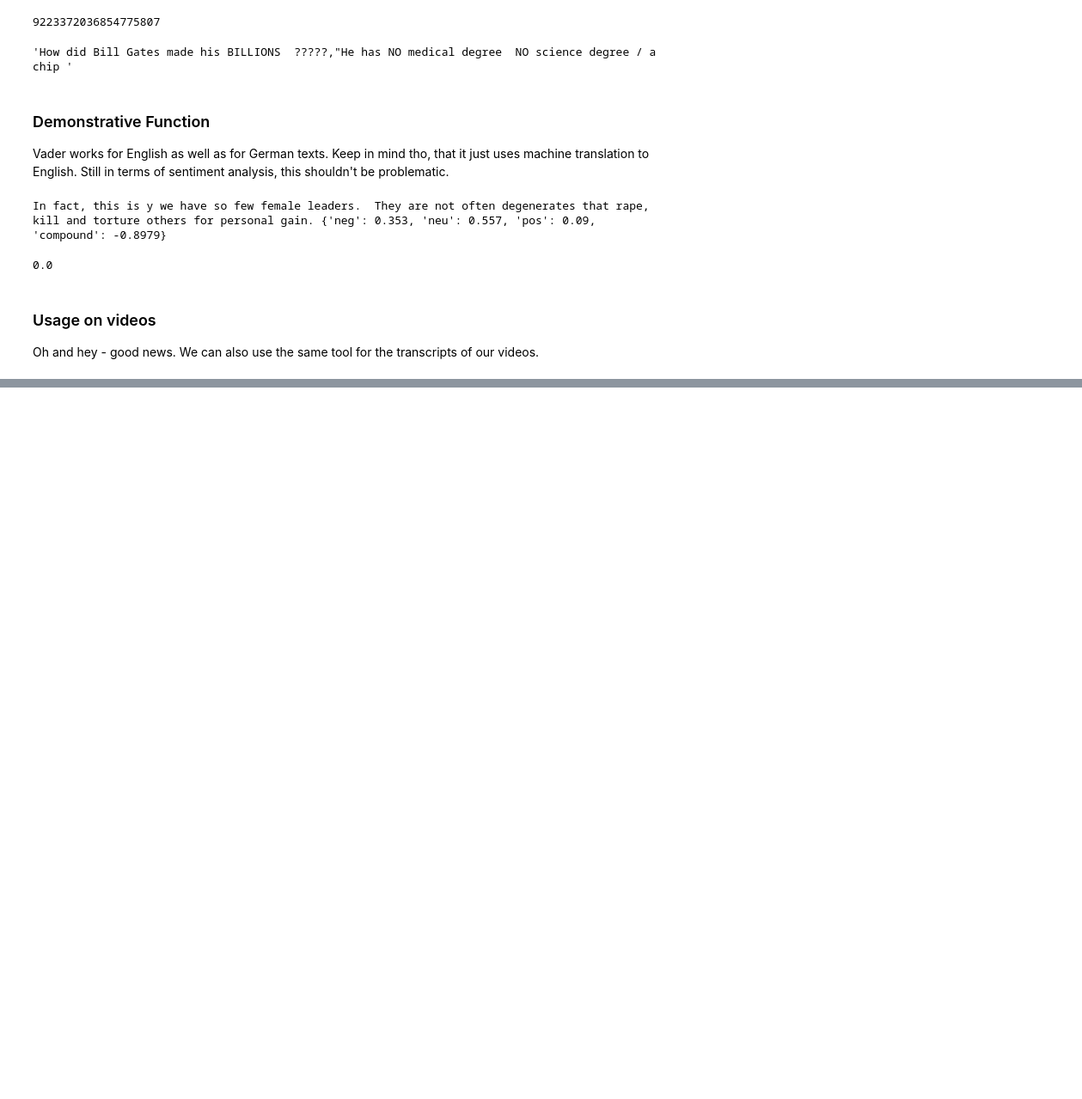
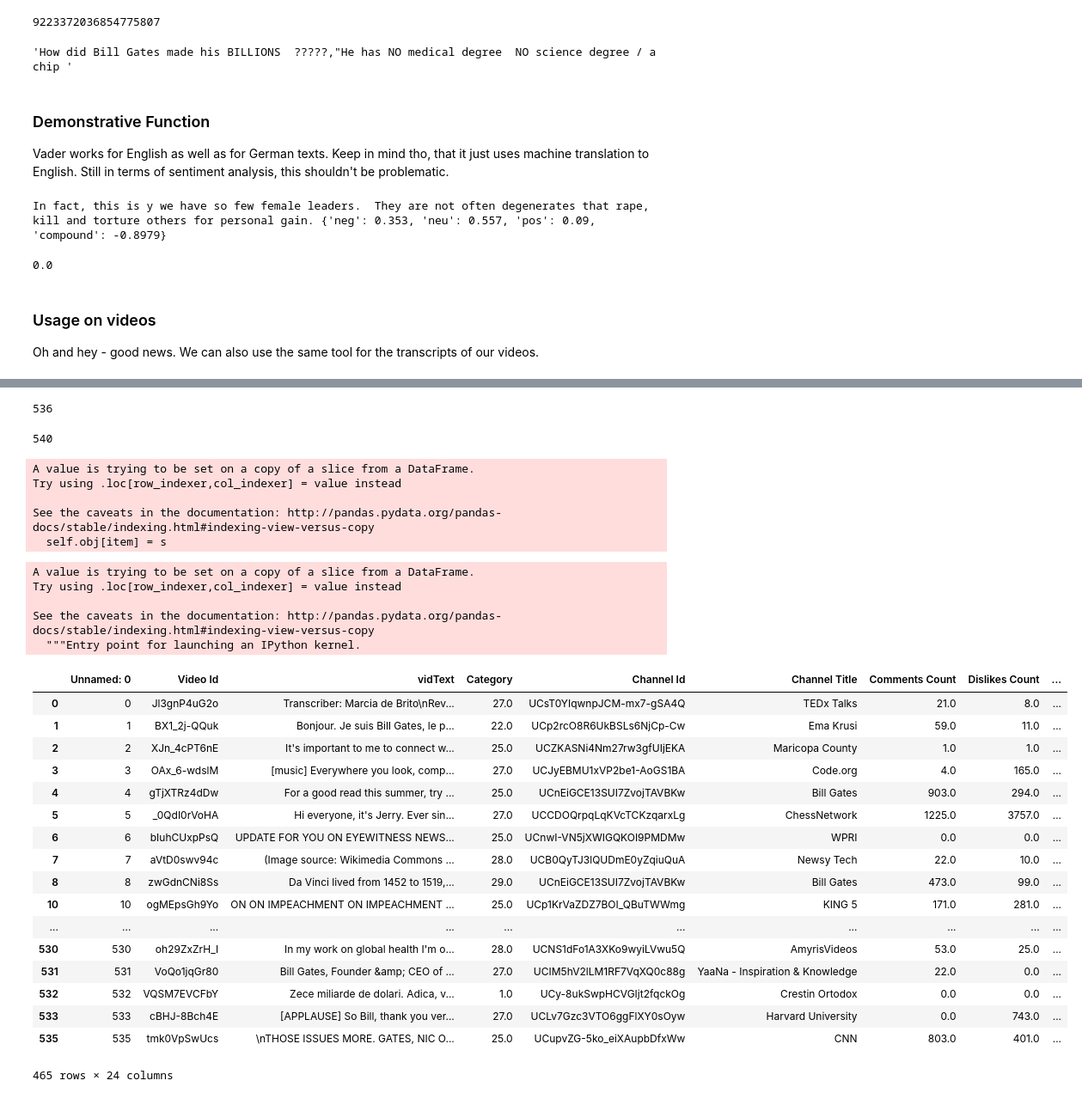
Before and after one commit to Projekt-Textanalyse/DataAnalysis, a Jupyter notebook: Sentiment general approach.ipynb, the cells around one changed output, grey strips where cells are left out. Shown: that part at 86% size. Cells and saved outputs as stored; diff of their text form; code cells hidden in the pictures; blank space fills up the shorter version.

```diff
--- a/Sentiment general approach.ipynb
+++ b/Sentiment general approach.ipynb
@@ -53,0 +61,49 @@ I wrote a letter last week talking about the work of the foundation, sharing som
+# %%
+vidTexts = vidTexts.rename(columns={'vidID':'Video Id'})
+# %%
+len(vidTexts)
+# %% [output]
+536
+# %%
+len(vidlst)
+# %% [output]
+540
+# %%
+video_df = vidTexts.merge(vidlst, on = 'Video Id', how = 'left')
+# %%
+video_df.loc[:,'lViews'] = np.log(video_df['Views'])
+# %% [output]
+A value is trying to be set on a copy of a slice from a DataFrame.
+Try using .loc[row_indexer,col_indexer] = value instead
+
+See the caveats in the documentation: http://pandas.pydata.org/pandas-docs/stable/indexing.html#indexing-view-versus-copy
+  self.obj[item] = s
+# %%
+video_df['Comments Count tool'] = np.sqrt(video_df['Comments Count']+1.2)
+# %% [output]
+A value is trying to be set on a copy of a slice from a DataFrame.
+Try using .loc[row_indexer,col_indexer] = value instead
+
+See the caveats in the documentation: http://pandas.pydata.org/pandas-docs/stable/indexing.html#indexing-view-versus-copy
+  """Entry point for launching an IPython kernel.
+# %%
+video_df
+# %% [output]
+|  | Unnamed: 0 | Video Id | vidText | Category | Channel Id | Channel Title | Comments Count | Dislikes Count | ... |
+| 0 | 0 | Jl3gnP4uG2o | Transcriber: Marcia de Brito\nRev... | 27.0 | UCsT0YIqwnpJCM-mx7-gSA4Q | TEDx Talks | 21.0 | 8.0 | ... |
+| 1 | 1 | BX1_2j-QQuk | Bonjour. Je suis Bill Gates, le p... | 22.0 | UCp2rcO8R6UkBSLs6NjCp-Cw | Ema Krusi | 59.0 | 11.0 | ... |
+| 2 | 2 | XJn_4cPT6nE | It's important to me to connect w... | 25.0 | UCZKASNi4Nm27rw3gfUIjEKA | Maricopa County | 1.0 | 1.0 | ... |
+| 3 | 3 | OAx_6-wdslM | [music] Everywhere you look, comp... | 27.0 | UCJyEBMU1xVP2be1-AoGS1BA | Code.org | 4.0 | 165.0 | ... |
+| 4 | 4 | gTjXTRz4dDw | For a good read this summer, try ... | 25.0 | UCnEiGCE13SUI7ZvojTAVBKw | Bill Gates | 903.0 | 294.0 | ... |
+| 5 | 5 | _0QdI0rVoHA | Hi everyone, it's Jerry. Ever sin... | 27.0 | UCCDOQrpqLqKVcTCKzqarxLg | ChessNetwork | 1225.0 | 3757.0 | ... |
+| 6 | 6 | bIuhCUxpPsQ | UPDATE FOR YOU ON EYEWITNESS NEWS... | 25.0 | UCnwI-VN5jXWIGQKOI9PMDMw | WPRI | 0.0 | 0.0 | ... |
+| 7 | 7 | aVtD0swv94c | (Image source: Wikimedia Commons ... | 28.0 | UCB0QyTJ3lQUDmE0yZqiuQuA | Newsy Tech | 22.0 | 10.0 | ... |
+| 8 | 8 | zwGdnCNi8Ss | Da Vinci lived from 1452 to 1519,... | 29.0 | UCnEiGCE13SUI7ZvojTAVBKw | Bill Gates | 473.0 | 99.0 | ... |
+| 10 | 10 | ogMEpsGh9Yo | ON ON IMPEACHMENT ON IMPEACHMENT ... | 25.0 | UCp1KrVaZDZ7BOI_QBuTWWmg | KING 5 | 171.0 | 281.0 | ... |
+| ... | ... | ... | ... | ... | ... | ... | ... | ... | ... |
+| 530 | 530 | oh29ZxZrH_I | In my work on global health I'm o... | 28.0 | UCNS1dFo1A3XKo9wyiLVwu5Q | AmyrisVideos | 53.0 | 25.0 | ... |
+| 531 | 531 | VoQo1jqGr80 | Bill Gates, Founder &amp; CEO of ... | 27.0 | UCIM5hV2lLM1RF7VqXQ0c88g | YaaNa - Inspiration & Knowledge | 22.0 | 0.0 | ... |
+| 532 | 532 | VQSM7EVCFbY | Zece miliarde de dolari. Adica, v... | 1.0 | UCy-8ukSwpHCVGIjt2fqckOg | Crestin Ortodox | 0.0 | 0.0 | ... |
+| 533 | 533 | cBHJ-8Bch4E | [APPLAUSE] So Bill, thank you ver... | 27.0 | UCLv7Gzc3VTO6ggFlXY0sOyw | Harvard University | 0.0 | 743.0 | ... |
+| 535 | 535 | tmk0VpSwUcs | \nTHOSE ISSUES MORE. GATES, NIC O... | 25.0 | UCupvZG-5ko_eiXAupbDfxWw | CNN | 803.0 | 401.0 | ... |
+465 rows × 24 columns
```
Also changed, not shown: parts of 25 cells of this notebook, 2 other files.
